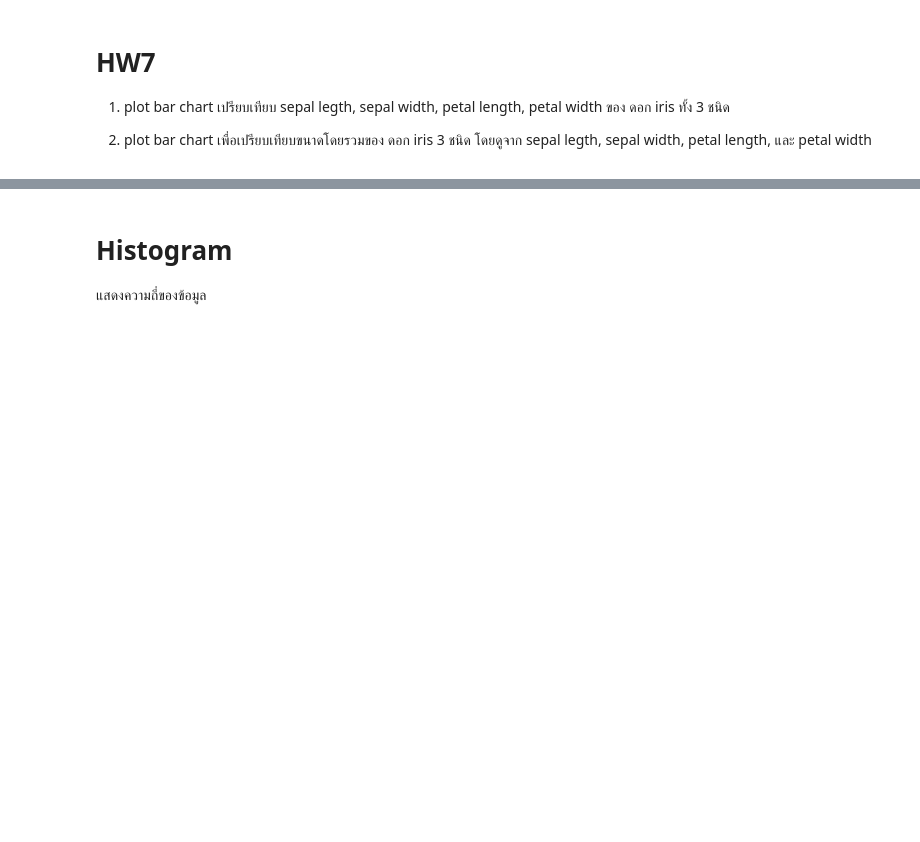
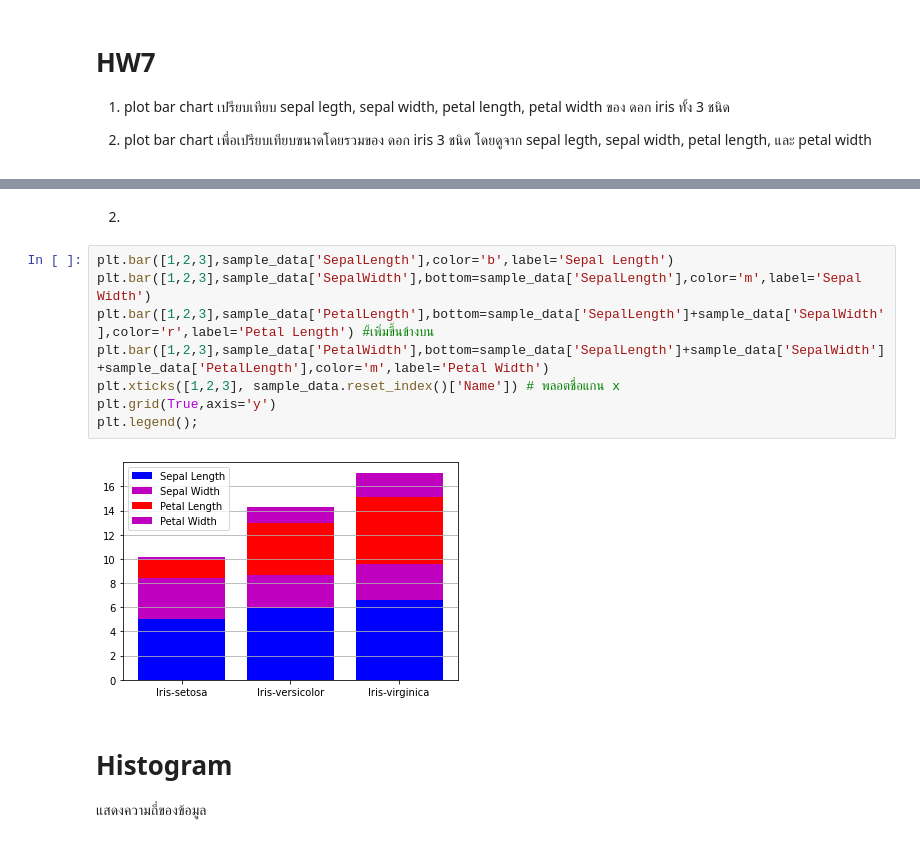
Before and after one commit to Supakornnn/data_viz_2022, a Jupyter notebook: DataViz04_Data_Comparison.ipynb, the cells around one changed output, grey strips where cells are left out. Saved outputs shown, nothing was run; the diff lists cells and outputs as text; blank space fills up the shorter version.

```diff
--- a/DataViz04_Data_Comparison.ipynb
+++ b/DataViz04_Data_Comparison.ipynb
@@ -353,3 +366,15 @@ plt.legend();
+# %% [markdown]
+2)
+# %%
+plt.bar([1,2,3],sample_data['SepalLength'],color='b',label='Sepal Length')
+plt.bar([1,2,3],sample_data['SepalWidth'],bottom=sample_data['SepalLength'],color='m',label='Sepal Width')
+plt.bar([1,2,3],sample_data['PetalLength'],bottom=sample_data['SepalLength']+sample_data['SepalWidth'],color='r',label='Petal Length') #้เพิ่มขึ้นข้างบน
+plt.bar([1,2,3],sample_data['PetalWidth'],bottom=sample_data['SepalLength']+sample_data['SepalWidth']+sample_data['PetalLength'],color='m',label='Petal Width')
+plt.xticks([1,2,3], sample_data.reset_index()['Name']) # พลอตชื่อแกน x
+plt.grid(True,axis='y')
+plt.legend();
+# %% [output]
+[figure, added]
 # %% [markdown]
 # Histogram
 
```
Also changed, not shown: parts of 3 cells of this notebook.
